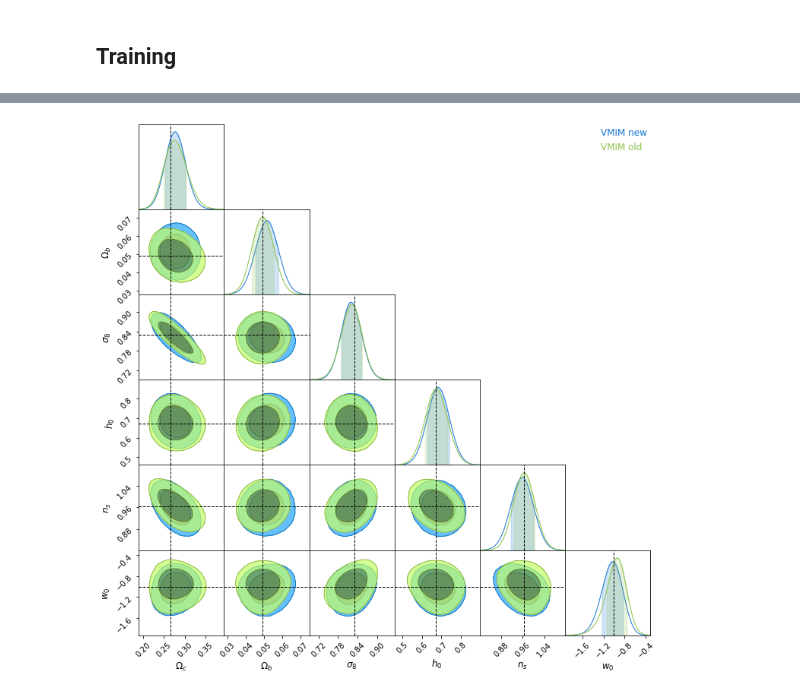
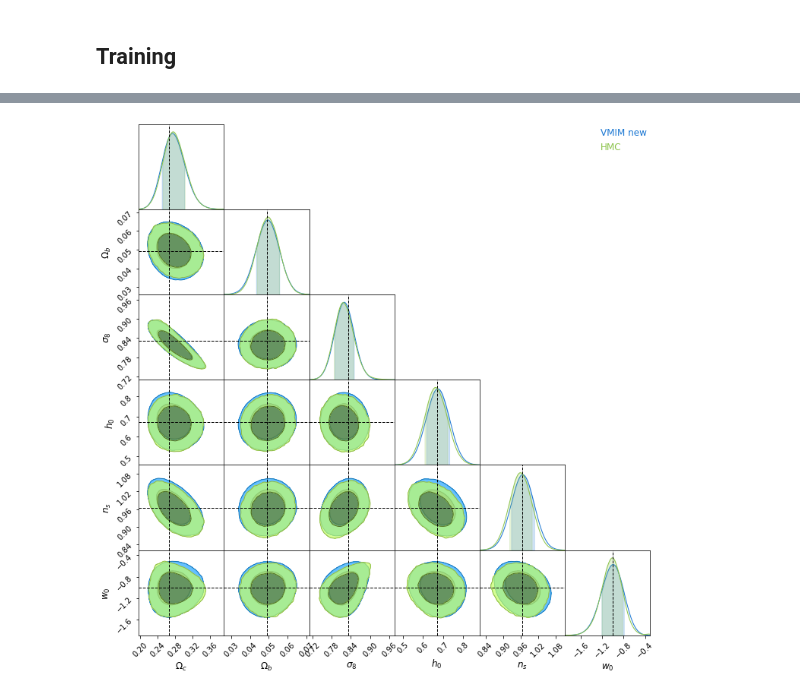
Before and after one commit to dlanzieri/WL_Implicit-Inference, a Jupyter notebook: notebook/train_estimator_simulator.ipynb, the cells around one changed output, grey strips where cells are left out. Cells and saved outputs as stored; diff of their text form; code cells hidden in the pictures.

```diff
--- a/notebook/train_estimator_simulator.ipynb
+++ b/notebook/train_estimator_simulator.ipynb
@@ -147,30 +147,39 @@ def update(
     return loss, new_params, new_opt_state
 # %%
 
-total_steps = 10_000
-lr_scheduler = optax.piecewise_constant_schedule(
-    init_value=0.001,
-    boundaries_and_scales={int(total_steps*0.2):0.5,
-                           int(total_steps*0.4):0.5,
-                           int(total_steps*0.6):0.5,
-                           int(total_steps*0.8):0.5}
-)
-
+total_steps = 50_000
+# lr_scheduler = optax.piecewise_constant_schedule(
+#     init_value=0.001,
+#     boundaries_and_scales={int(total_steps):0.5,
+#                            int(total_steps*0.2):0.5,
+#                            int(total_steps*0.4):0.5,
+#                            int(total_steps*0.6):0.5,
+#                            int(total_steps*0.8):0.5}
+# )
+lr_scheduler = optax.piecewise_constant_schedule(init_value=0.0005,
+                  boundaries_and_scales={int(total_steps*0.2):0.5,
+                                         int(total_steps*0.5):0.5,
+                                         int(total_steps*0.75):0.5})
 optimizer = optax.adam(learning_rate=lr_scheduler)
 opt_state_nd = optimizer.init(params_nd)
 # %% [markdown]
 ## Training
 # %%
+batch_size=512
+summary_writer = tensorboard.SummaryWriter('logs/')
 
 batch_loss=[]
 for i in tqdm(range(total_steps)):
+    inds = np.random.choice(10_000, size=batch_size, replace=False)
     l, params_nd, opt_state_nd,=update(
         params = params_nd,
         opt_state=opt_state_nd,
         ##################
-        theta = sample['theta'][i].reshape(1,6),
-        y_s=sample['theta_s'][i].reshape(1,6),
+        theta = data['arr_0'].item()['theta'][inds],
+        y_s=data['arr_0'].item()['theta_s'][inds],
     )
+    summary_writer.scalar('train_512_b', l, i)
+    summary_writer.scalar('learning_rate_512_b',lr_scheduler(i),  i)
 
     if jnp.isnan(l):
       print('NaN Loss')
@@ -199,17 +205,19 @@ sample_nd = nvp_sample_nd.apply(
     rng = jax.random.PRNGKey(43),
     x = y*jnp.ones([1000000,6])
 )
-# %%
-name_parameters= ['$\Omega_c$', '$\Omega_b$', '$\sigma_8$', '$h_0$', '$n_s$', '$w_0$']
-
-col = cmr.eclipse([0.,0,0.55,0.85])
-fid_params=np.array([0.2664, 0.0492, 0.831,0.6727,0.9645, -1.0])
-
-c = ChainConsumer()
-
-c.add_chain([sample_nd[:,i] for i in range(6)], parameters= name_parameters, name = 'VMIM new')
-c.add_chain([sample_nd_vmim[:,i] for i in range(6)], parameters= name_parameters, name = 'VMIM old')
-fig = c.plotter.plot(truth=fid_params)
-fig.set_size_inches(2 + fig.get_size_inches())
-# %% [output]
-[figure, removed]
+# %%
+sample_ff=np.load("/gpfsdswork/projects/rech/ykz/ulm75uc/sbi_lens/sbi_lens/data/posterior_full_field__256N_10ms_27gpa_0.26se.npy",allow_pickle=True)
+# %%
+name_parameters= ['$\Omega_c$', '$\Omega_b$', '$\sigma_8$', '$h_0$', '$n_s$', '$w_0$']
+
+col = cmr.eclipse([0.,0,0.55,0.85])
+fid_params=np.array([0.2664, 0.0492, 0.831,0.6727,0.9645, -1.0])
+
+c = ChainConsumer()
+
+c.add_chain([sample_nd[:,i] for i in range(6)], parameters= name_parameters, name = 'VMIM new')
+c.add_chain([sample_ff[:,i] for i in range(6)], parameters= name_parameters, name = 'HMC')
+fig = c.plotter.plot(truth=fid_params)
+fig.set_size_inches(2 + fig.get_size_inches())
+# %% [output]
+[figure, added]
```
Also changed, not shown: parts of 5 cells of this notebook.
